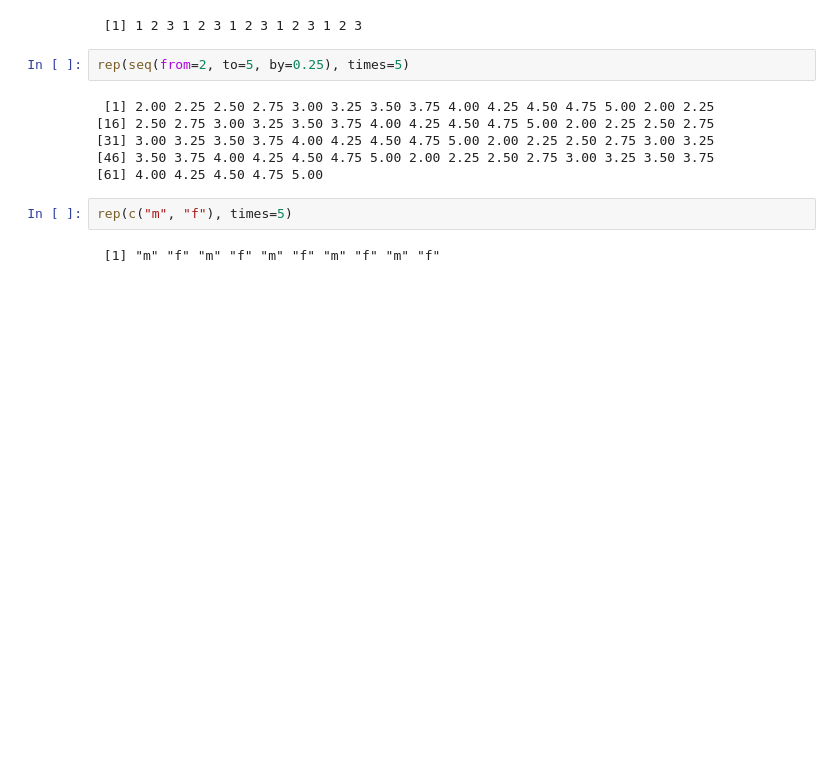
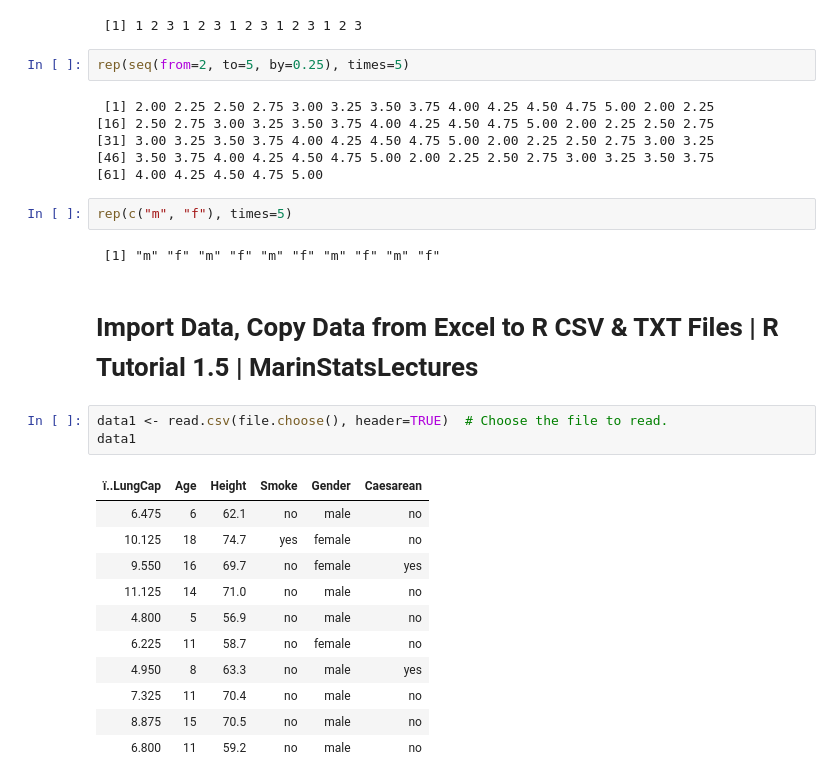
Before and after one commit to AdamYuWen/LearningProgramming, a Jupyter notebook: R/Data Science with R - R Programming for Data Science - MarinStatsLectures.ipynb, the cells around one changed output. Saved outputs shown, nothing was run; the diff lists cells and outputs as text; blank space fills up the shorter version.

```diff
--- a/R/Data Science with R - R Programming for Data Science - MarinStatsLectures.ipynb
+++ b/R/Data Science with R - R Programming for Data Science - MarinStatsLectures.ipynb
@@ -54,3 +54,20 @@ rep(seq(from=2, to=5, by=0.25), times=5)
 rep(c("m", "f"), times=5)
 # %% [output]
  [1] "m" "f" "m" "f" "m" "f" "m" "f" "m" "f"
+# %% [markdown]
+# Import Data, Copy Data from Excel to R CSV & TXT Files | R Tutorial 1.5 | MarinStatsLectures
+# %%
+data1 <- read.csv(file.choose(), header=TRUE)  # Choose the file to read.
+data1
+# %% [output]
+| ï..LungCap | Age | Height | Smoke | Gender | Caesarean |
+| 6.475 | 6 | 62.1 | no | male | no |
+| 10.125 | 18 | 74.7 | yes | female | no |
+| 9.550 | 16 | 69.7 | no | female | yes |
+| 11.125 | 14 | 71.0 | no | male | no |
+| 4.800 | 5 | 56.9 | no | male | no |
+| 6.225 | 11 | 58.7 | no | female | no |
+| 4.950 | 8 | 63.3 | no | male | yes |
+| 7.325 | 11 | 70.4 | no | male | no |
+| 8.875 | 15 | 70.5 | no | male | no |
+| 6.800 | 11 | 59.2 | no | male | no |
```
Also changed, not shown: parts of 59 cells of this notebook, 5 other files.
